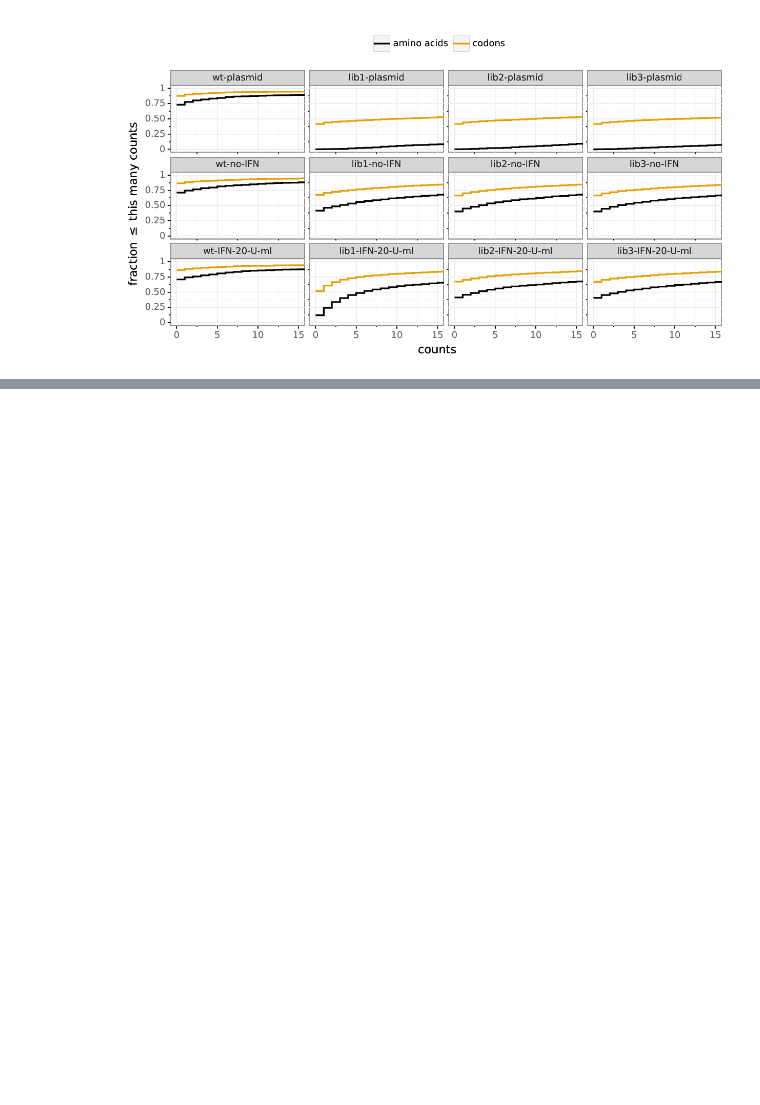
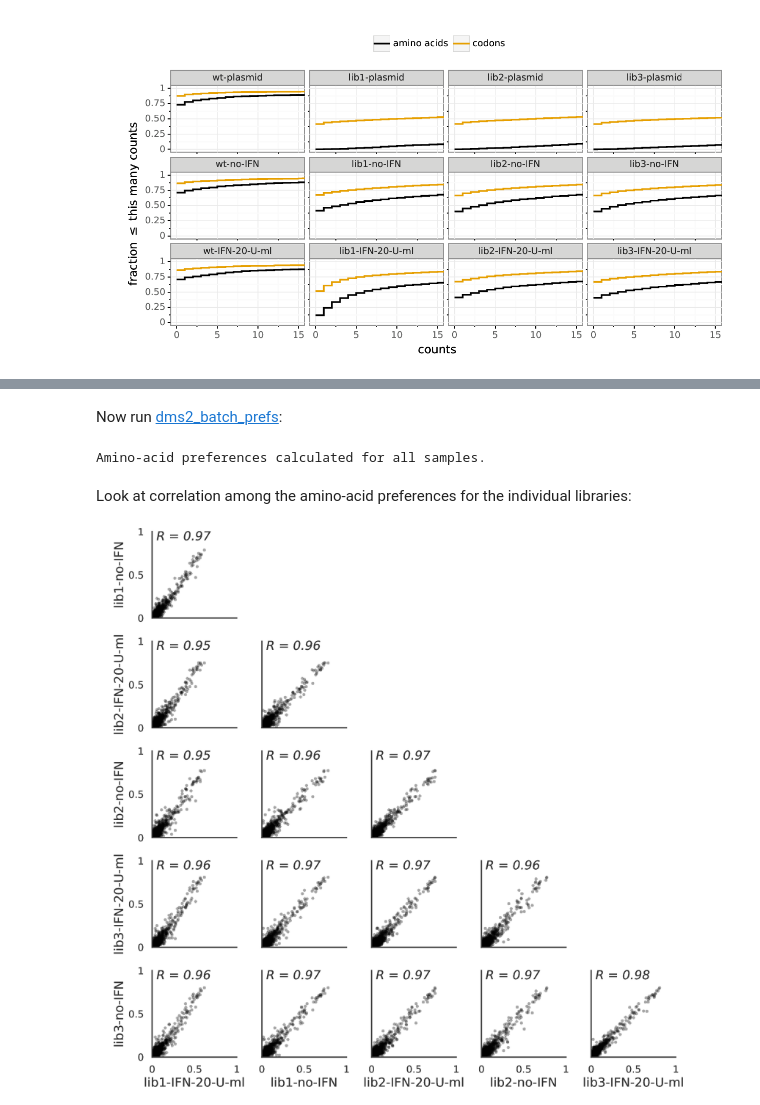
Before and after one commit to jbloomlab/ZIKV_DMS_NS5_EvansLab, a Jupyter notebook: dms_analysis.ipynb, the cells around one changed output, grey strips where cells are left out. Saved outputs shown, nothing was run; the diff lists cells and outputs as text; code cells hidden in the pictures; blank space fills up the shorter version.

Commit message:
compute and visualize amino-acid prefs

```diff
--- a/dms_analysis.ipynb
+++ b/dms_analysis.ipynb
@@ -178,0 +218,29 @@ showPDF(bcsubamp_plot_prefix + 'cumulmutcounts.pdf')
+# %% [markdown]
+Now run [dms2_batch_prefs](https://jbloomlab.github.io/dms_tools2/dms2_batch_prefs.html):
+# %%
+prefsdir = os.path.join(resultsdir, 'prefs')
+os.makedirs(prefsdir, exist_ok=True)
+
+prefs_batchfile = os.path.join(prefsdir, 'batch.csv')
+prefs_batch.to_csv(prefs_batchfile, index=False)
+
+log = ! dms2_batch_prefs \
+        --indir {countsdir} \
+        --batchfile {prefs_batchfile} \
+        --outdir {prefsdir} \
+        --summaryprefix summary \
+        --use_existing {use_existing} \
+        --ncpus {ncpus}
+
+assert all(map(os.path.isfile, [os.path.join(prefsdir, name + '_prefs.csv')
+                                for name in prefs_batch.name])), '\n'.join(log)
+
+print("Amino-acid preferences calculated for all samples.")
+# %% [output]
+Amino-acid preferences calculated for all samples.
+# %% [markdown]
+Look at correlation among the amino-acid preferences for the individual libraries:
+# %%
+showPDF(os.path.join(prefsdir, 'summary_prefscorr.pdf'))
+# %% [output]
+[figure, added]
```
Also changed, not shown: parts of 7 cells of this notebook.
